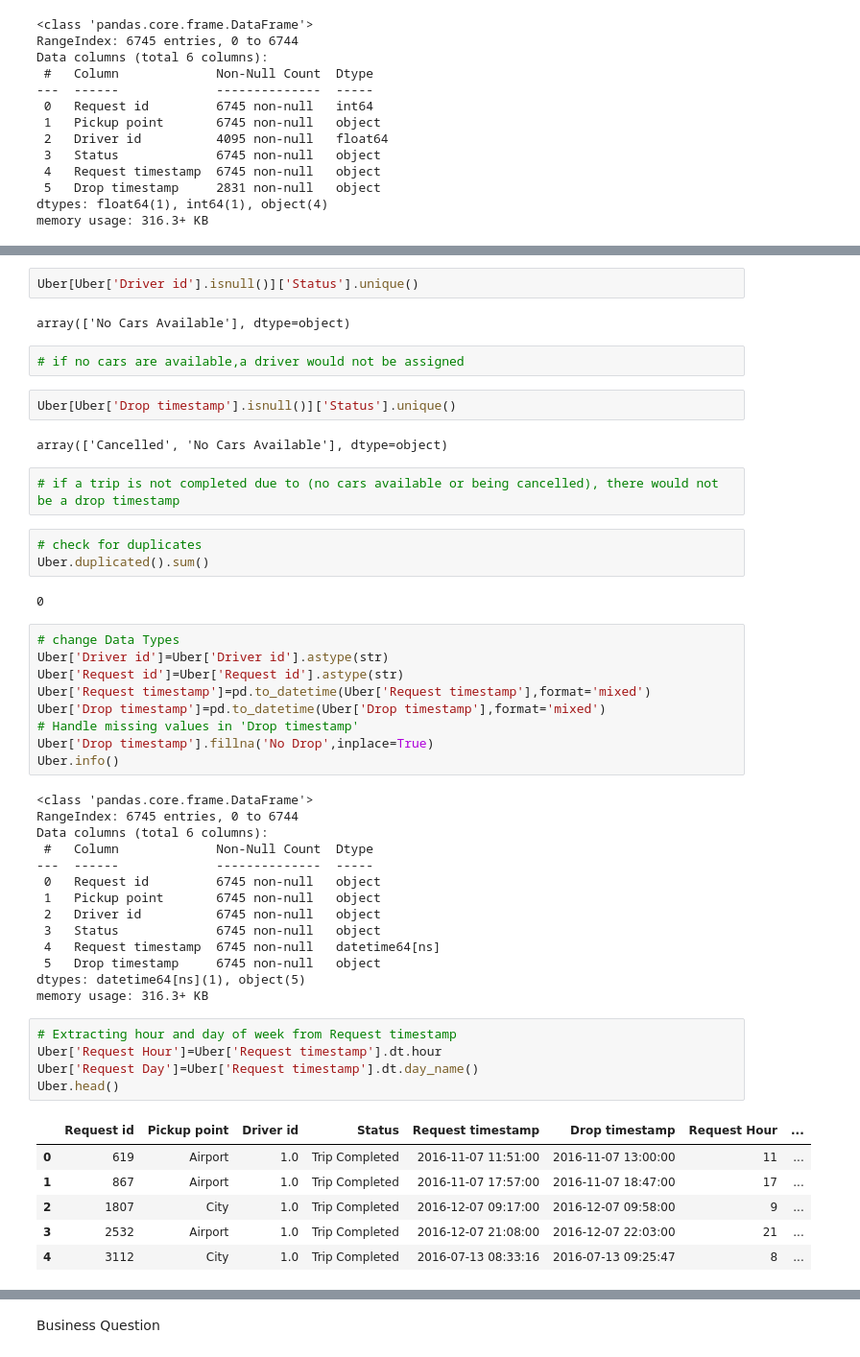
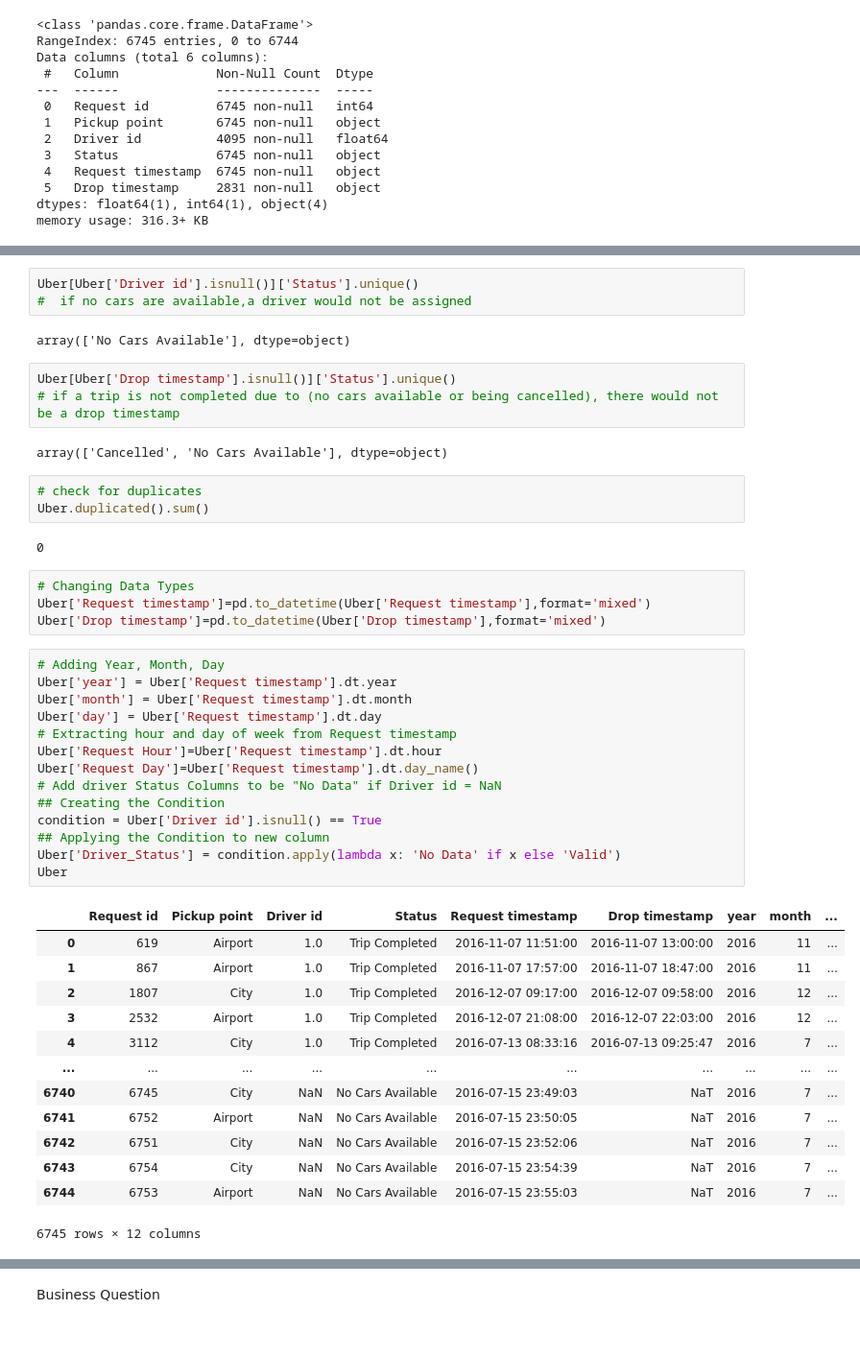
Before and after one commit to OmniaAhmedemam/Uber-Data-Analysis, a Jupyter notebook: Uber_Data_Analysis_.ipynb, the cells around one changed output, grey strips where cells are left out. Shown at 96% size. Cells and saved outputs as stored; diff of their text form.

```diff
--- a/Uber_Data_Analysis_.ipynb
+++ b/Uber_Data_Analysis_.ipynb
@@ -56,53 +57,48 @@ Drop timestamp       3914
 dtype: int64
 # %%
 Uber[Uber['Driver id'].isnull()]['Status'].unique()
+#  if no cars are available,a driver would not be assigned
 # %% [output]
 array(['No Cars Available'], dtype=object)
-# %%
-# if no cars are available,a driver would not be assigned
-# %%
-Uber[Uber['Drop timestamp'].isnull()]['Status'].unique()
-# %% [output]
-array(['Cancelled', 'No Cars Available'], dtype=object)
 # %%
+Uber[Uber['Drop timestamp'].isnull()]['Status'].unique()
 # if a trip is not completed due to (no cars available or being cancelled), there would not be a drop timestamp
+# %% [output]
+array(['Cancelled', 'No Cars Available'], dtype=object)
 # %%
 # check for duplicates
 Uber.duplicated().sum()
 # %% [output]
 0
 # %%
-# change Data Types
-Uber['Driver id']=Uber['Driver id'].astype(str)
-Uber['Request id']=Uber['Request id'].astype(str)
+# Changing Data Types
 Uber['Request timestamp']=pd.to_datetime(Uber['Request timestamp'],format='mixed')
 Uber['Drop timestamp']=pd.to_datetime(Uber['Drop timestamp'],format='mixed')
-# Handle missing values in 'Drop timestamp'
-Uber['Drop timestamp'].fillna('No Drop',inplace=True)
-Uber.info()
-# %% [output]
-<class 'pandas.core.frame.DataFrame'>
-RangeIndex: 6745 entries, 0 to 6744
-Data columns (total 6 columns):
- #   Column             Non-Null Count  Dtype
----  ------             --------------  -----
- 0   Request id         6745 non-null   object
- 1   Pickup point       6745 non-null   object
- 2   Driver id          6745 non-null   object
- 3   Status             6745 non-null   object
- 4   Request timestamp  6745 non-null   datetime64[ns]
- 5   Drop timestamp     6745 non-null   object
-dtypes: datetime64[ns](1), object(5)
-memory usage: 316.3+ KB
 # %%
+# Adding Year, Month, Day
+Uber['year'] = Uber['Request timestamp'].dt.year
+Uber['month'] = Uber['Request timestamp'].dt.month
+Uber['day'] = Uber['Request timestamp'].dt.day
 # Extracting hour and day of week from Request timestamp
 Uber['Request Hour']=Uber['Request timestamp'].dt.hour
 Uber['Request Day']=Uber['Request timestamp'].dt.day_name()
-Uber.head()
+# Add driver Status Columns to be "No Data" if Driver id = NaN
+## Creating the Condition
+condition = Uber['Driver id'].isnull() == True
+## Applying the Condition to new column
+Uber['Driver_Status'] = condition.apply(lambda x: 'No Data' if x else 'Valid')
+Uber
 # %% [output]
-|  | Request id | Pickup point | Driver id | Status | Request timestamp | Drop timestamp | Request Hour | ... |
-| 0 | 619 | Airport | 1.0 | Trip Completed | 2016-11-07 11:51:00 | 2016-11-07 13:00:00 | 11 | ... |
-| 1 | 867 | Airport | 1.0 | Trip Completed | 2016-11-07 17:57:00 | 2016-11-07 18:47:00 | 17 | ... |
-| 2 | 1807 | City | 1.0 | Trip Completed | 2016-12-07 09:17:00 | 2016-12-07 09:58:00 | 9 | ... |
-| 3 | 2532 | Airport | 1.0 | Trip Completed | 2016-12-07 21:08:00 | 2016-12-07 22:03:00 | 21 | ... |
-| 4 | 3112 | City | 1.0 | Trip Completed | 2016-07-13 08:33:16 | 2016-07-13 09:25:47 | 8 | ... |
+|  | Request id | Pickup point | Driver id | Status | Request timestamp | Drop timestamp | year | month | ... |
+| 0 | 619 | Airport | 1.0 | Trip Completed | 2016-11-07 11:51:00 | 2016-11-07 13:00:00 | 2016 | 11 | ... |
+| 1 | 867 | Airport | 1.0 | Trip Completed | 2016-11-07 17:57:00 | 2016-11-07 18:47:00 | 2016 | 11 | ... |
+| 2 | 1807 | City | 1.0 | Trip Completed | 2016-12-07 09:17:00 | 2016-12-07 09:58:00 | 2016 | 12 | ... |
+| 3 | 2532 | Airport | 1.0 | Trip Completed | 2016-12-07 21:08:00 | 2016-12-07 22:03:00 | 2016 | 12 | ... |
+| 4 | 3112 | City | 1.0 | Trip Completed | 2016-07-13 08:33:16 | 2016-07-13 09:25:47 | 2016 | 7 | ... |
+| ... | ... | ... | ... | ... | ... | ... | ... | ... | ... |
+| 6740 | 6745 | City | NaN | No Cars Available | 2016-07-15 23:49:03 | NaT | 2016 | 7 | ... |
+| 6741 | 6752 | Airport | NaN | No Cars Available | 2016-07-15 23:50:05 | NaT | 2016 | 7 | ... |
+| 6742 | 6751 | City | NaN | No Cars Available | 2016-07-15 23:52:06 | NaT | 2016 | 7 | ... |
+| 6743 | 6754 | City | NaN | No Cars Available | 2016-07-15 23:54:39 | NaT | 2016 | 7 | ... |
+| 6744 | 6753 | Airport | NaN | No Cars Available | 2016-07-15 23:55:03 | NaT | 2016 | 7 | ... |
+6745 rows × 12 columns
```
Also changed, not shown: parts of 4 cells of this notebook.
